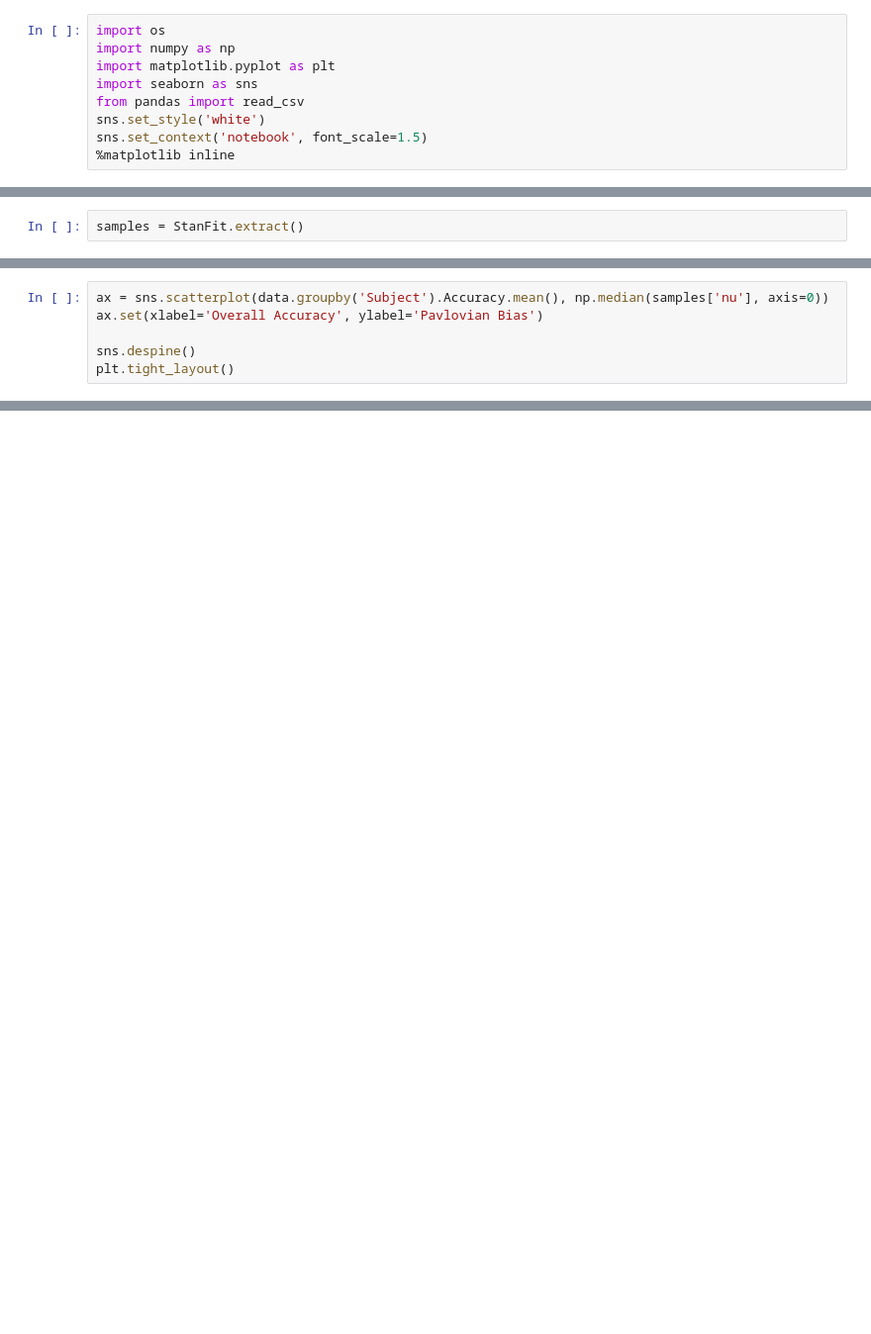
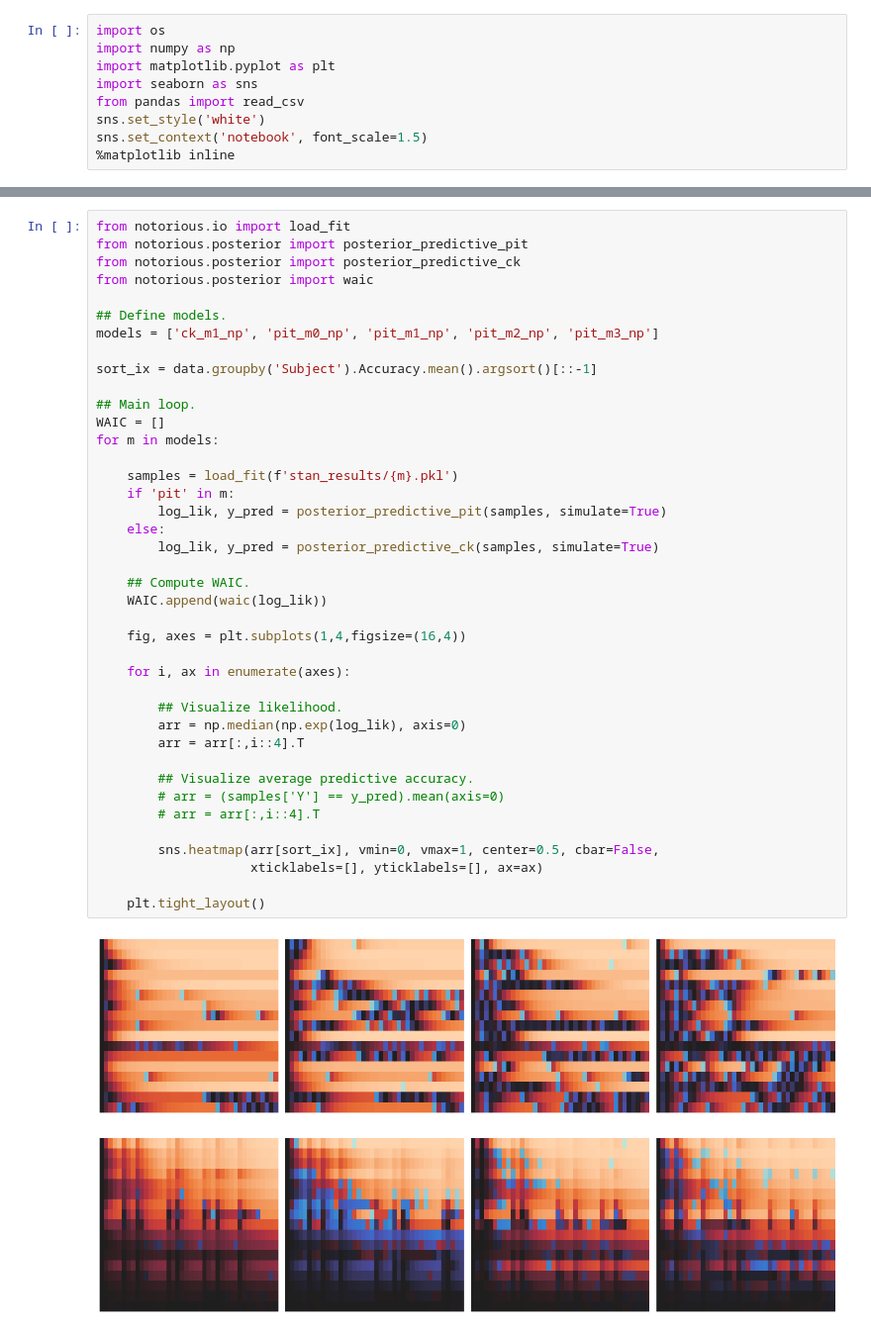
Before and after one commit to nivlab/RobotFactory, a Jupyter notebook: notebooks/03_Pilot/03_Modeling.ipynb, the cells around one changed output, grey strips where cells are left out. Shown at 99% size. Cells and saved outputs as stored; diff of their text form; blank space fills up the shorter version.

Commit message:
updated modeling of pilot data

```diff
--- a/notebooks/03_Pilot/03_Modeling.ipynb
+++ b/notebooks/03_Pilot/03_Modeling.ipynb
@@ -100,2 +67,0 @@ To run all diagnostics call pystan.check_hmc_diagnostics(fit)
-# %%
-samples = StanFit.extract()
@@ -106,6 +67,0 @@ sns.scatterplot(data.groupby('Subject').Accuracy.mean(), np.median(samples['eta'
-# %%
-ax = sns.scatterplot(data.groupby('Subject').Accuracy.mean(), np.median(samples['nu'], axis=0))
-ax.set(xlabel='Overall Accuracy', ylabel='Pavlovian Bias')
-
-sns.despine()
-plt.tight_layout()
@@ -119,0 +86,43 @@ So, as an FYI, if you're still planning on piloting tomorrow: I've been modeling
+# %%
+from notorious.io import load_fit
+from notorious.posterior import posterior_predictive_pit
+from notorious.posterior import posterior_predictive_ck
+from notorious.posterior import waic
+
+## Define models.
+models = ['ck_m1_np', 'pit_m0_np', 'pit_m1_np', 'pit_m2_np', 'pit_m3_np']
+
+sort_ix = data.groupby('Subject').Accuracy.mean().argsort()[::-1]
+
+## Main loop.
+WAIC = []
+for m in models:
+
+    samples = load_fit(f'stan_results/{m}.pkl')
+    if 'pit' in m:
+        log_lik, y_pred = posterior_predictive_pit(samples, simulate=True)
+    else:
+        log_lik, y_pred = posterior_predictive_ck(samples, simulate=True)
+
+    ## Compute WAIC.
+    WAIC.append(waic(log_lik))
+
+    fig, axes = plt.subplots(1,4,figsize=(16,4))
+
+    for i, ax in enumerate(axes):
+
+        ## Visualize likelihood.
+        arr = np.median(np.exp(log_lik), axis=0)
+        arr = arr[:,i::4].T
+
+        ## Visualize average predictive accuracy.
+        # arr = (samples['Y'] == y_pred).mean(axis=0)
+        # arr = arr[:,i::4].T
+
+        sns.heatmap(arr[sort_ix], vmin=0, vmax=1, center=0.5, cbar=False,
+                    xticklabels=[], yticklabels=[], ax=ax)
+
+    plt.tight_layout()
+# %% [output]
+[figure, added]
+[figure, added]
```
Also changed, not shown: parts of 20 cells of this notebook, 7 other files.
